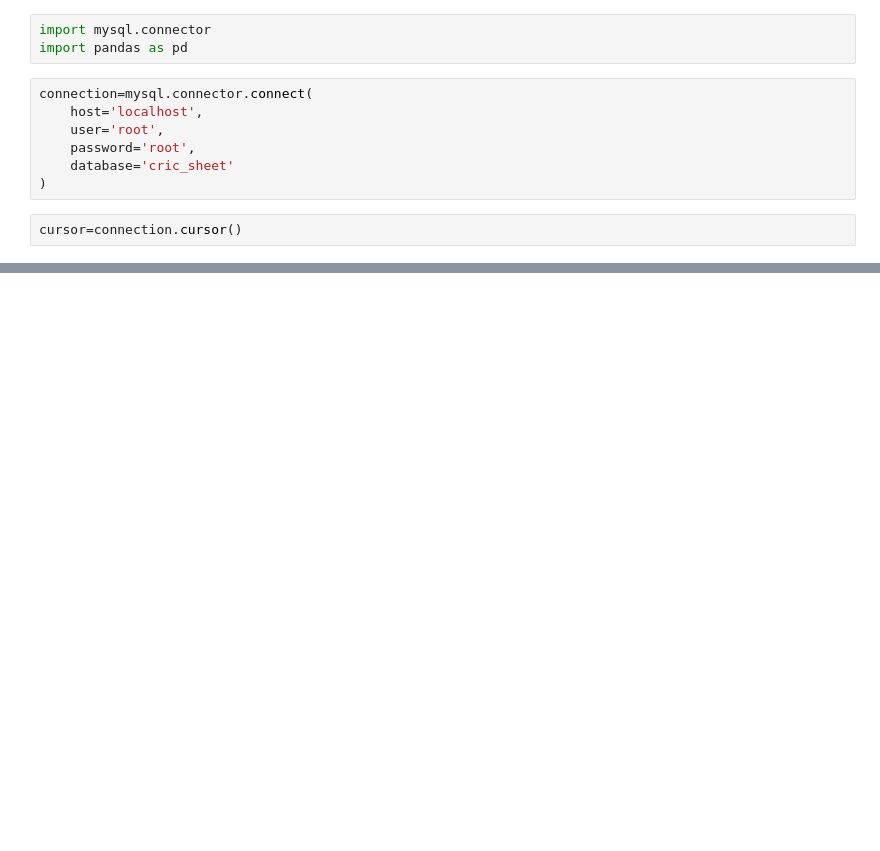
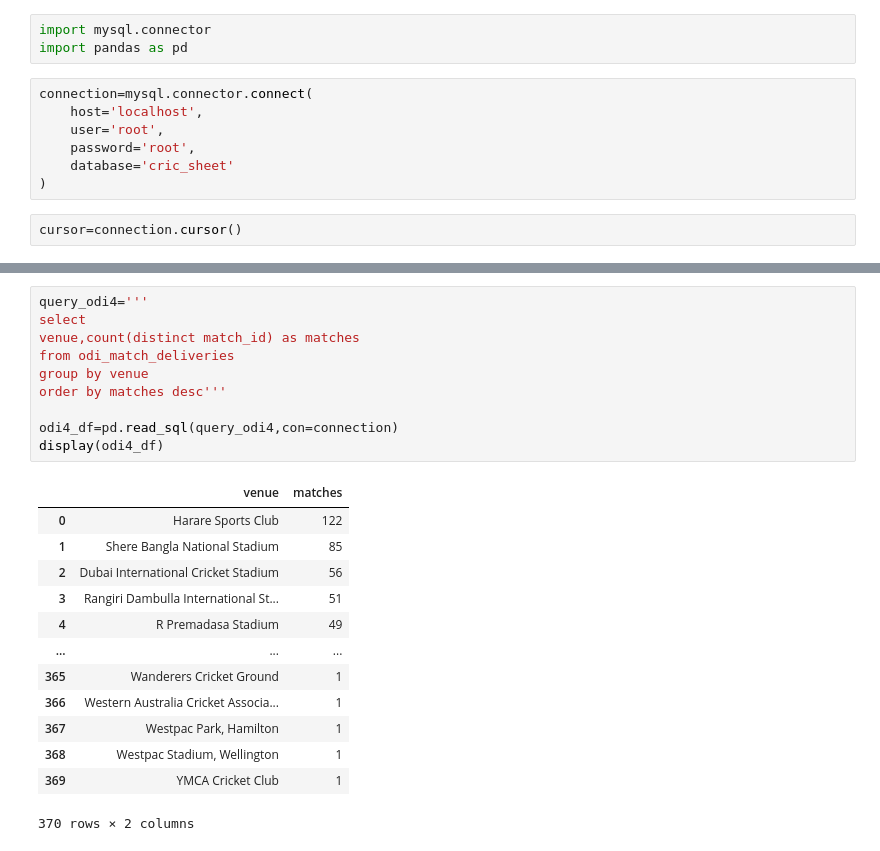
Before and after one commit to tamizhvv/guvi_projects, a Jupyter notebook: cricsheet_project/Queries.ipynb, the cells around one changed output, grey strips where cells are left out. Drawn from its saved outputs; the diff is of its cells as text; blank space fills up the shorter version.

```diff
--- a/cricsheet_project/Queries.ipynb
+++ b/cricsheet_project/Queries.ipynb
@@ -69,0 +298,24 @@ print(df_pressure_perf.head())
+# %%
+query_odi4='''
+select
+venue,count(distinct match_id) as matches
+from odi_match_deliveries
+group by venue
+order by matches desc'''
+
+odi4_df=pd.read_sql(query_odi4,con=connection)
+display(odi4_df)
+# %% [output]
+|  | venue | matches |
+| 0 | Harare Sports Club | 122 |
+| 1 | Shere Bangla National Stadium | 85 |
+| 2 | Dubai International Cricket Stadium | 56 |
+| 3 | Rangiri Dambulla International St... | 51 |
+| 4 | R Premadasa Stadium | 49 |
+| ... | ... | ... |
+| 365 | Wanderers Cricket Ground | 1 |
+| 366 | Western Australia Cricket Associa... | 1 |
+| 367 | Westpac Park, Hamilton | 1 |
+| 368 | Westpac Stadium, Wellington | 1 |
+| 369 | YMCA Cricket Club | 1 |
+370 rows × 2 columns
```
Also changed, not shown: parts of 16 cells of this notebook, 5 other files.
